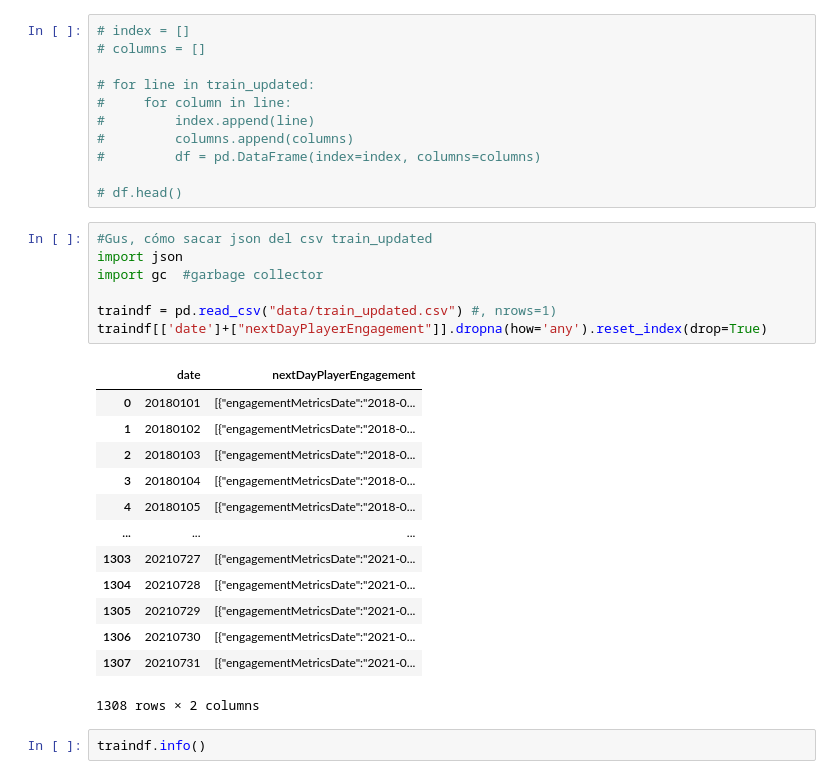
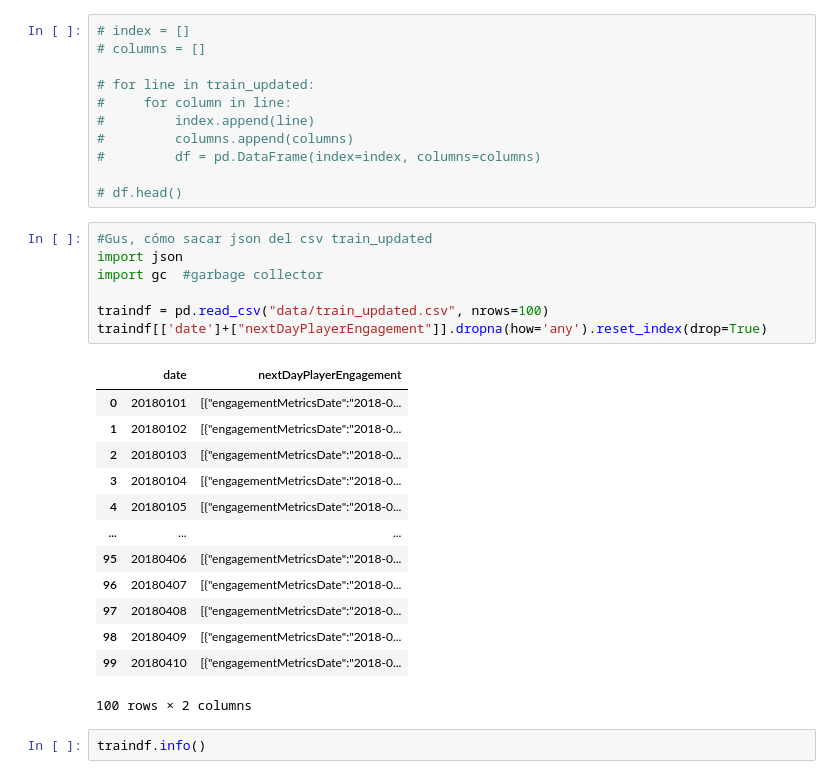
Before and after one commit to MarioChackGitHub/MLB-Kaggle, a Jupyter notebook: explore_data.ipynb, the cells around one changed output. Drawn from its saved outputs; the diff is of its cells as text.

```diff
--- a/explore_data.ipynb
+++ b/explore_data.ipynb
@@ -124,24 +124,24 @@ memory usage: 122.8+ KB
 # %%
 #Gus, cómo sacar json del csv train_updated
 import json
 import gc  #garbage collector
 
-traindf = pd.read_csv("data/train_updated.csv") #, nrows=1)
+traindf = pd.read_csv("data/train_updated.csv", nrows=100)
 traindf[['date']+["nextDayPlayerEngagement"]].dropna(how='any').reset_index(drop=True)
 # %% [output]
 |  | date | nextDayPlayerEngagement |
 | 0 | 20180101 | [{"engagementMetricsDate":"2018-0... |
 | 1 | 20180102 | [{"engagementMetricsDate":"2018-0... |
 | 2 | 20180103 | [{"engagementMetricsDate":"2018-0... |
 | 3 | 20180104 | [{"engagementMetricsDate":"2018-0... |
 | 4 | 20180105 | [{"engagementMetricsDate":"2018-0... |
 | ... | ... | ... |
-| 1303 | 20210727 | [{"engagementMetricsDate":"2021-0... |
-| 1304 | 20210728 | [{"engagementMetricsDate":"2021-0... |
-| 1305 | 20210729 | [{"engagementMetricsDate":"2021-0... |
-| 1306 | 20210730 | [{"engagementMetricsDate":"2021-0... |
-| 1307 | 20210731 | [{"engagementMetricsDate":"2021-0... |
+| 95 | 20180406 | [{"engagementMetricsDate":"2018-0... |
+| 96 | 20180407 | [{"engagementMetricsDate":"2018-0... |
+| 97 | 20180408 | [{"engagementMetricsDate":"2018-0... |
+| 98 | 20180409 | [{"engagementMetricsDate":"2018-0... |
+| 99 | 20180410 | [{"engagementMetricsDate":"2018-0... |
-1308 rows × 2 columns
+100 rows × 2 columns
 # %%
 traindf.info()
 # %% [output]
```
Also changed, not shown: parts of 9 cells of this notebook.
